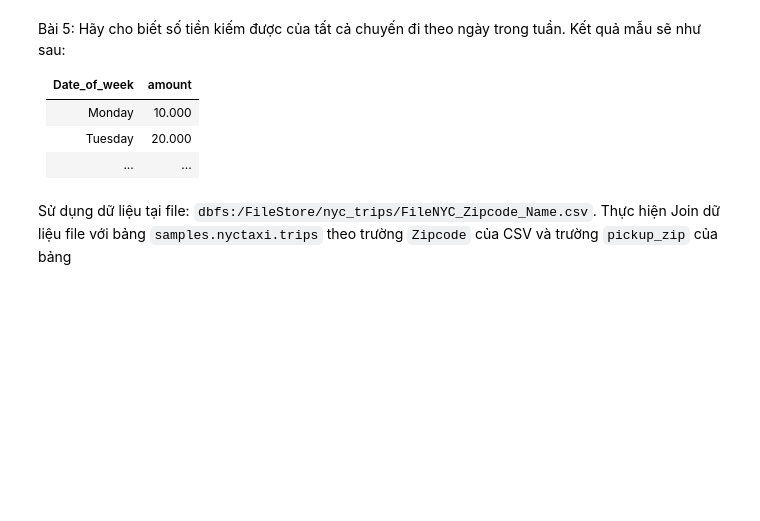
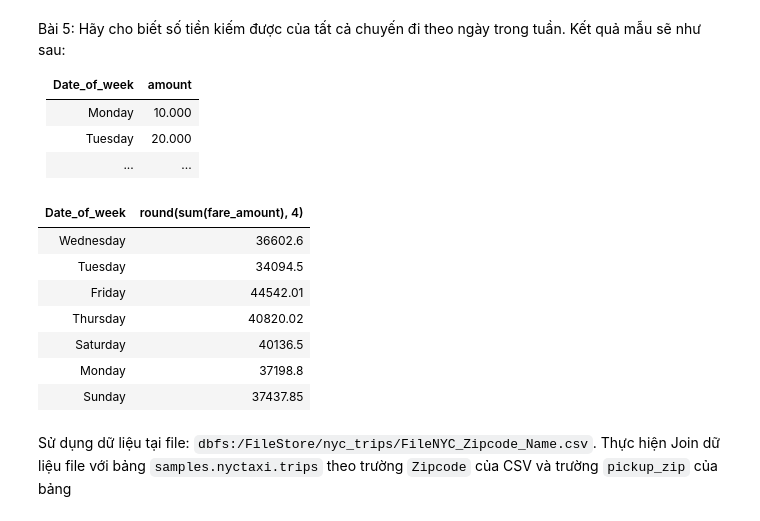
Before and after one commit to LeeAnh836/spark-data-processing, a Jupyter notebook: TH5_Spark_Dataframe.ipynb, the cells around one changed output. Saved outputs shown, nothing was run; the diff lists cells and outputs as text; code cells hidden in the pictures; blank space fills up the shorter version.

```diff
--- a/TH5_Spark_Dataframe.ipynb
+++ b/TH5_Spark_Dataframe.ipynb
@@ -64,3 +125,17 @@ val lesson5 =
+# %%
+val lesson5 = input.withColumn("Date_of_week", date_format($"tpep_dropoff_datetime", "EEEE"))
+                   .groupBy($"Date_of_week")
+                   .agg(round(sum($"fare_amount"), 4))
+display(lesson5)
+# %% [output]
+| Date_of_week | round(sum(fare_amount), 4) |
+| Wednesday | 36602.6 |
+| Tuesday | 34094.5 |
+| Friday | 44542.01 |
+| Thursday | 40820.02 |
+| Saturday | 40136.5 |
+| Monday | 37198.8 |
+| Sunday | 37437.85 |
 # %% [markdown]
 Sử dụng dữ liệu tại file: `dbfs:/FileStore/nyc_trips/FileNYC_Zipcode_Name.csv`. Thực hiện Join dữ liệu file với bảng `samples.nyctaxi.trips` theo trường `Zipcode` của CSV và trường `pickup_zip` của bảng
 # %%
```
Also changed, not shown: parts of 17 cells of this notebook.
